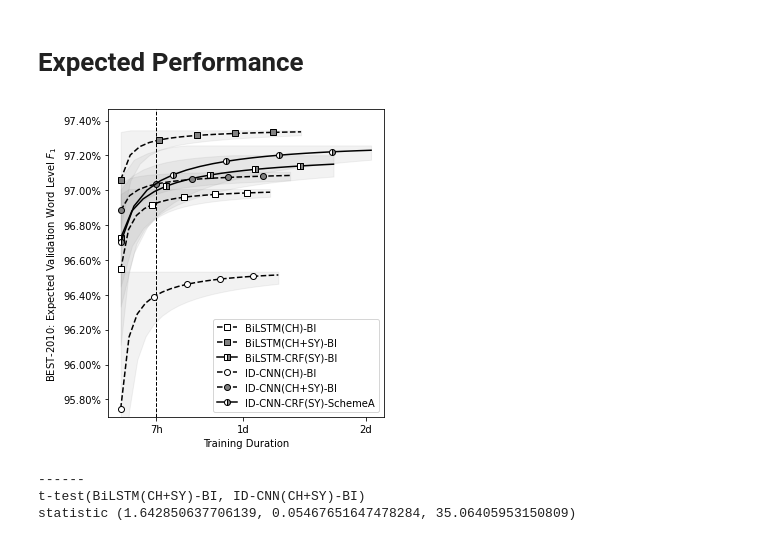
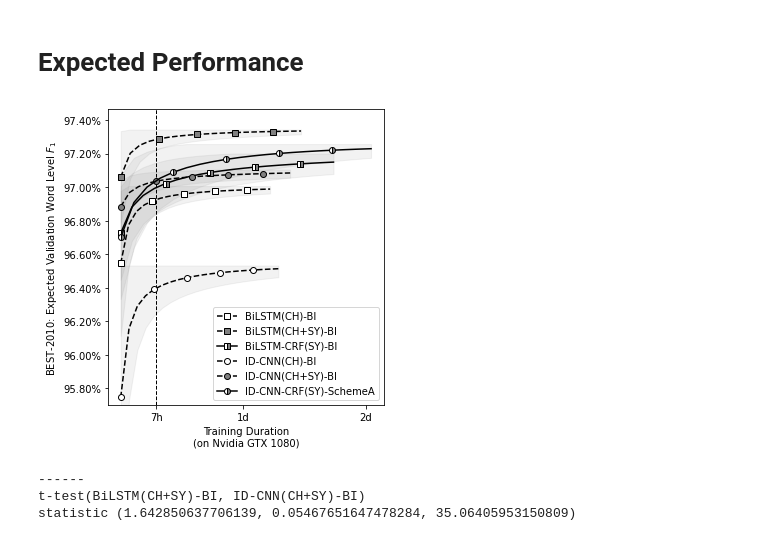
Before and after one commit to p16i/Syllable-based-Neural-Thai-Word-Segmentation, a Jupyter notebook: notebooks/viz-plot-hyperopt-results.ipynb, the cells around one changed output. Drawn from its saved outputs; the diff is of its cells as text; code cells hidden in the pictures.

```diff
--- a/notebooks/viz-plot-hyperopt-results.ipynb
+++ b/notebooks/viz-plot-hyperopt-results.ipynb
@@ -260,35 +260,35 @@ def plot_expected_perf(families, xticks):
             np.where(mean - std > _min, mean - std, _min),
             np.where(mean + std < _max, mean + std, _max),
             color="gray",
             alpha=0.1,
             zorder=0,
         )
     plt.ylim(95.7)
     plt.ylabel("BEST-2010: Expected Validation Word Level ${F_1}$")
-    plt.xlabel("Training Duration")
+    plt.xlabel("Training Duration\n(on Nvidia GTX 1080)")
     plt.gca().yaxis.set_major_formatter(PercentFormatter(decimals=2))
 
     if len(xticks) > 0:
 
         plt.xticks(*xticks)
 #     plt.legend(loc='center left', bbox_to_anchor=(1, 0.5))
     plt.legend()
     plt.tight_layout()
 
 plot_expected_perf([
     "BiLSTM(CH)-BI",
     "BiLSTM(CH+SY)-BI",
     "BiLSTM-CRF(SY)-BI",
     "ID-CNN(CH)-BI",
     "ID-CNN(CH+SY)-BI",
     "ID-CNN-CRF(SY)-SchemeA",
 ], xticks=([7, 24, 48], ["7h", "1d", "2d"]))
 
 
 
 plt.savefig("./figures/expected_val_perf.png", dpi=300)
 # %% [output]
-[figure, old version]
+[figure, new version]
 # %%
 # from scipy import stats
 from statsmodels.stats.weightstats import ttest_ind
```
Also changed, not shown: 3 other files.
